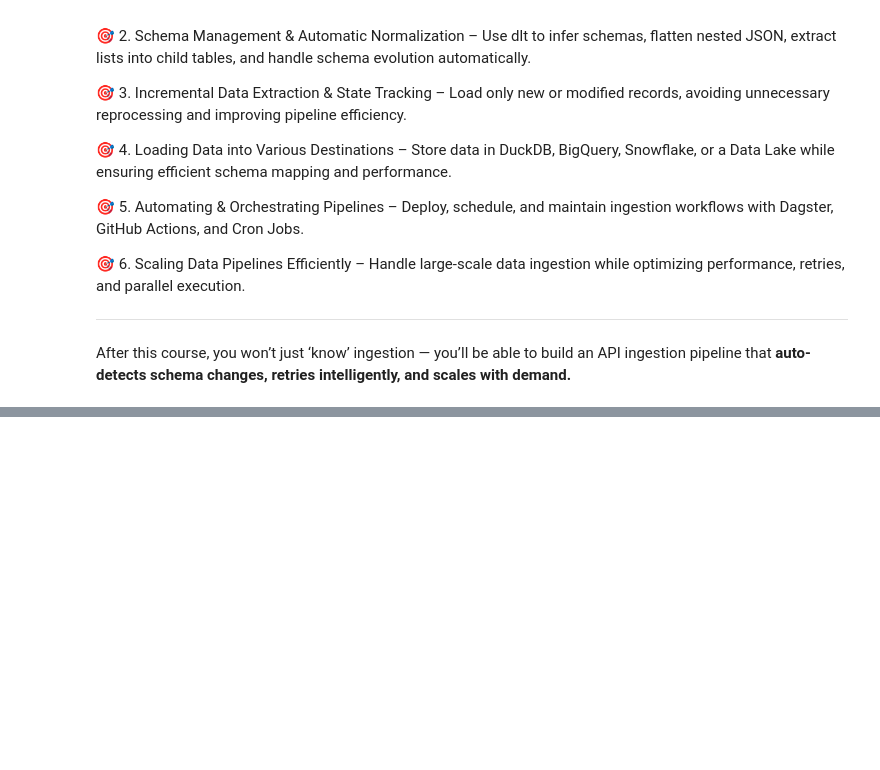
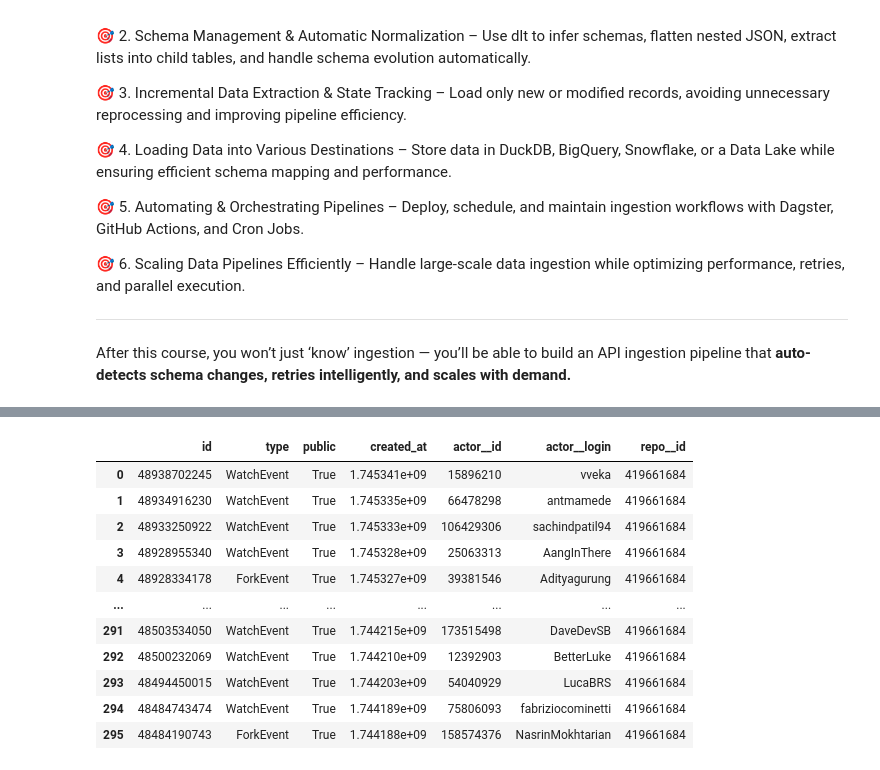
Before and after one commit to Vinooj/Data-Engineering-for-ETL, a Jupyter notebook: Excercise.ipynb, the cells around one changed output, grey strips where cells are left out. Drawn from its saved outputs; the diff is of its cells as text; code cells hidden in the pictures; blank space fills up the shorter version.

```diff
--- a/Excercise.ipynb
+++ b/Excercise.ipynb
@@ -45,0 +336,9 @@ display_json_data()
+# %%
+all_data = []
+
+pages = events_getter()
+
+for page in pages:
+  all_data.extend(page)
+
+len(all_data)
@@ -45,0 +478,11 @@ display_json_data()
+# %%
+processed_events = []
+processed_topics = []
+
+for event in all_data:
+  processed_event, topics = process_event(event)
+  processed_events.append(processed_event)
+  processed_topics.extend(topics)
+
+print(processed_events[:5])
+print(processed_topics[:5])
@@ -45,0 +492,57 @@ display_json_data()
+# %%
+import duckdb
+
+# 1. Create a connection to DuckDB
+conn = duckdb.connect("github_events.db")
+
+
+# 2. Fetch current table schema
+current_columns = {row[1] for row in conn.execute("PRAGMA table_info(github_events)").fetchall()}
+print(current_columns)
+
+# 3. Detect and add new columns dynamically
+for record in processed_events:
+    for key in record.keys():
+        if key not in current_columns:
+            col_type = "TEXT"  # Default type
+            if isinstance(record[key], bool):
+                col_type = "BOOLEAN"
+            elif isinstance(record[key], int):
+                col_type = "BIGINT"
+            elif isinstance(record[key], float):
+                col_type = "DOUBLE"
+            print(f"ALTER TABLE github_events ADD COLUMN {key} {col_type};")
+            alter_query = f"ALTER TABLE github_events ADD COLUMN {key} {col_type};"
+            conn.execute(alter_query)
+            print(f"Added new column: {key} ({col_type})")
+            current_columns.add(key)  # Update schema tracking
+
+# 4. Prepare data for insertion (handle missing fields)
+columns = sorted(current_columns)  # Maintain consistent order
+flattened_data = [
+    tuple(record.get(col, None) for col in columns)  # Fill missing values with NULL
+    for record in processed_events
+]
+
+# 5. Construct dynamic SQL for insertion
+placeholders = ", ".join(["?" for _ in columns])
+columns_str = ", ".join(columns)
+
+insert_query = f"""
+INSERT INTO github_events ({columns_str})
+VALUES ({placeholders})
+ON CONFLICT (id) DO UPDATE SET {", ".join(f"{col}=excluded.{col}" for col in columns if col != "id")};
+"""
+
+# 6. Insert data into DuckDB
+conn.executemany(insert_query, flattened_data)
+print("Data successfully loaded into DuckDB with schema updates!")
+
+# 7. Query the table
+df = conn.execute("""SELECT * FROM github_events""").df()
+
+conn.close()
+
+print("\nGitHub Events Data:")
+df
+# %% [output]
@@ -45,0 +555,12 @@ display_json_data()
+|  | id | type | public | created_at | actor__id | actor__login | repo__id |
+| 0 | 48938702245 | WatchEvent | True | 1.745341e+09 | 15896210 | vveka | 419661684 |
+| 1 | 48934916230 | WatchEvent | True | 1.745335e+09 | 66478298 | antmamede | 419661684 |
+| 2 | 48933250922 | WatchEvent | True | 1.745333e+09 | 106429306 | sachindpatil94 | 419661684 |
+| 3 | 48928955340 | WatchEvent | True | 1.745328e+09 | 25063313 | AangInThere | 419661684 |
+| 4 | 48928334178 | ForkEvent | True | 1.745327e+09 | 39381546 | Adityagurung | 419661684 |
+| ... | ... | ... | ... | ... | ... | ... | ... |
+| 291 | 48503534050 | WatchEvent | True | 1.744215e+09 | 173515498 | DaveDevSB | 419661684 |
+| 292 | 48500232069 | WatchEvent | True | 1.744210e+09 | 12392903 | BetterLuke | 419661684 |
+| 293 | 48494450015 | WatchEvent | True | 1.744203e+09 | 54040929 | LucaBRS | 419661684 |
+| 294 | 48484743474 | WatchEvent | True | 1.744189e+09 | 75806093 | fabriziocominetti | 419661684 |
+| 295 | 48484190743 | ForkEvent | True | 1.744188e+09 | 158574376 | NasrinMokhtarian | 419661684 |
```
Also changed, not shown: parts of 21 cells of this notebook.
